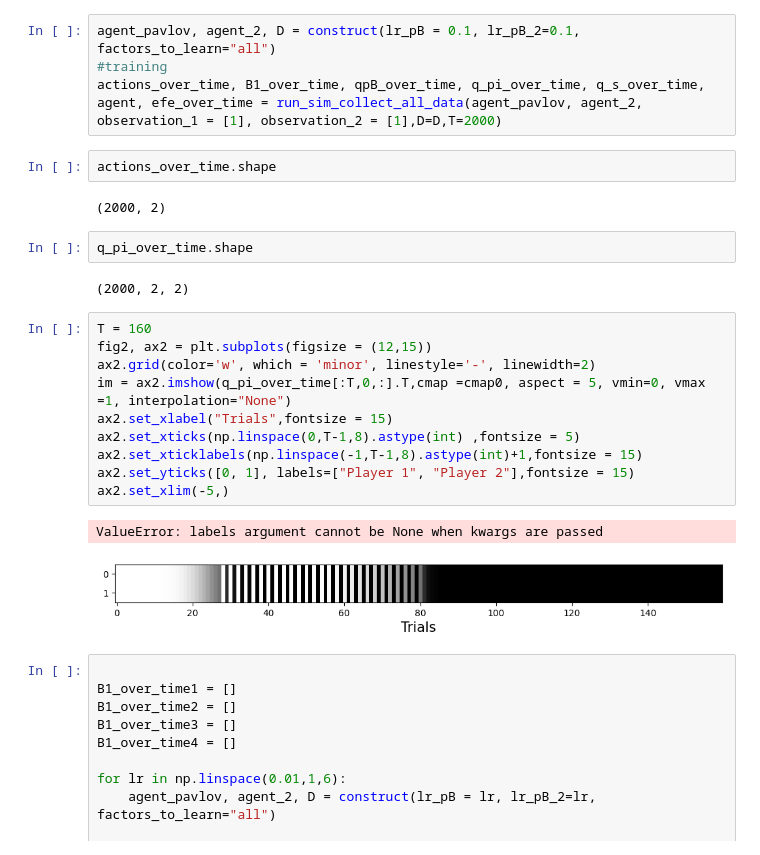
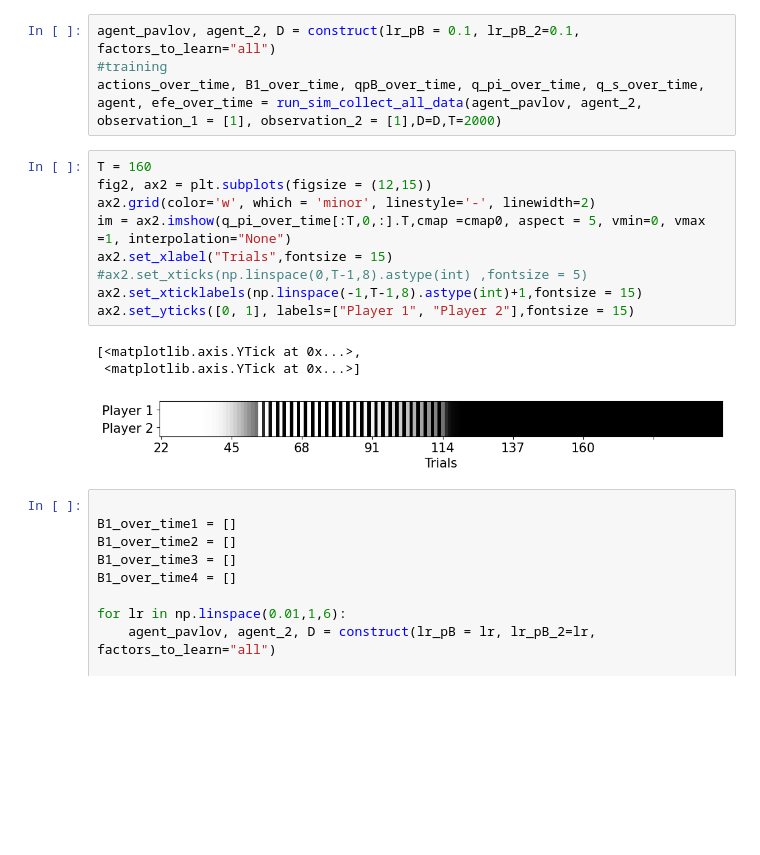
Before and after one commit to daphnedemekas/network-actinf, a Jupyter notebook: prisoners_dilemma/dual_agent_results/final_results.ipynb, the cells around one changed output. Saved outputs shown, nothing was run; the diff lists cells and outputs as text; blank space fills up the shorter version.

```diff
--- a/prisoners_dilemma/dual_agent_results/final_results.ipynb
+++ b/prisoners_dilemma/dual_agent_results/final_results.ipynb
@@ -47,27 +47,19 @@ def run_pavlov_agent(lr = 0.3, T = 2000, beta =1):
 agent_pavlov, agent_2, D = construct(lr_pB = 0.1, lr_pB_2=0.1, factors_to_learn="all")
 #training
 actions_over_time, B1_over_time, qpB_over_time, q_pi_over_time, q_s_over_time, agent, efe_over_time = run_sim_collect_all_data(agent_pavlov, agent_2, observation_1 = [1], observation_2 = [1],D=D,T=2000)
-# %%
-actions_over_time.shape
-# %% [output]
-(2000, 2)
-# %%
-q_pi_over_time.shape
-# %% [output]
-(2000, 2, 2)
 # %%
 T = 160
 fig2, ax2 = plt.subplots(figsize = (12,15))
 ax2.grid(color='w', which = 'minor', linestyle='-', linewidth=2)
 im = ax2.imshow(q_pi_over_time[:T,0,:].T,cmap =cmap0, aspect = 5, vmin=0, vmax =1, interpolation="None")
 ax2.set_xlabel("Trials",fontsize = 15)
-ax2.set_xticks(np.linspace(0,T-1,8).astype(int) ,fontsize = 5)
+#ax2.set_xticks(np.linspace(0,T-1,8).astype(int) ,fontsize = 5)
 ax2.set_xticklabels(np.linspace(-1,T-1,8).astype(int)+1,fontsize = 15)
 ax2.set_yticks([0, 1], labels=["Player 1", "Player 2"],fontsize = 15)
-ax2.set_xlim(-5,)
 # %% [output]
-ValueError: labels argument cannot be None when kwargs are passed
+[<matplotlib.axis.YTick at 0x...>,
+ <matplotlib.axis.YTick at 0x...>]
-[figure, old version]
+[figure, new version]
 # %%
 
 B1_over_time1 = []
```
Also changed, not shown: parts of 33 cells of this notebook.
